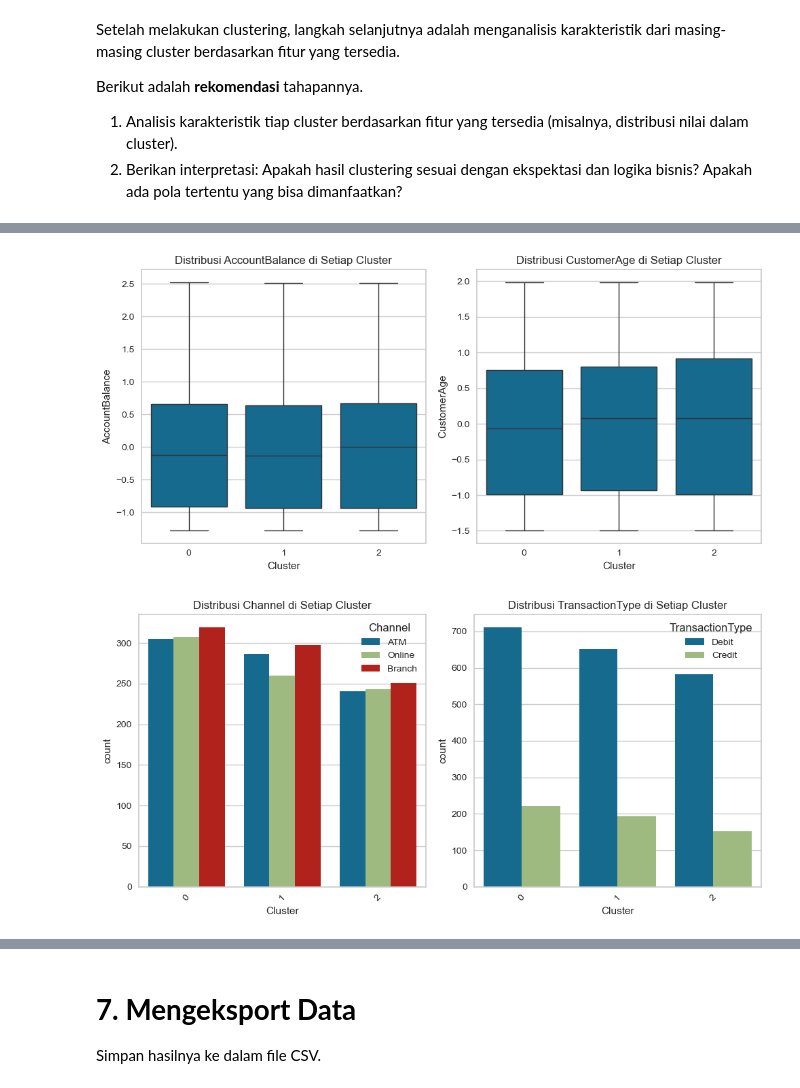
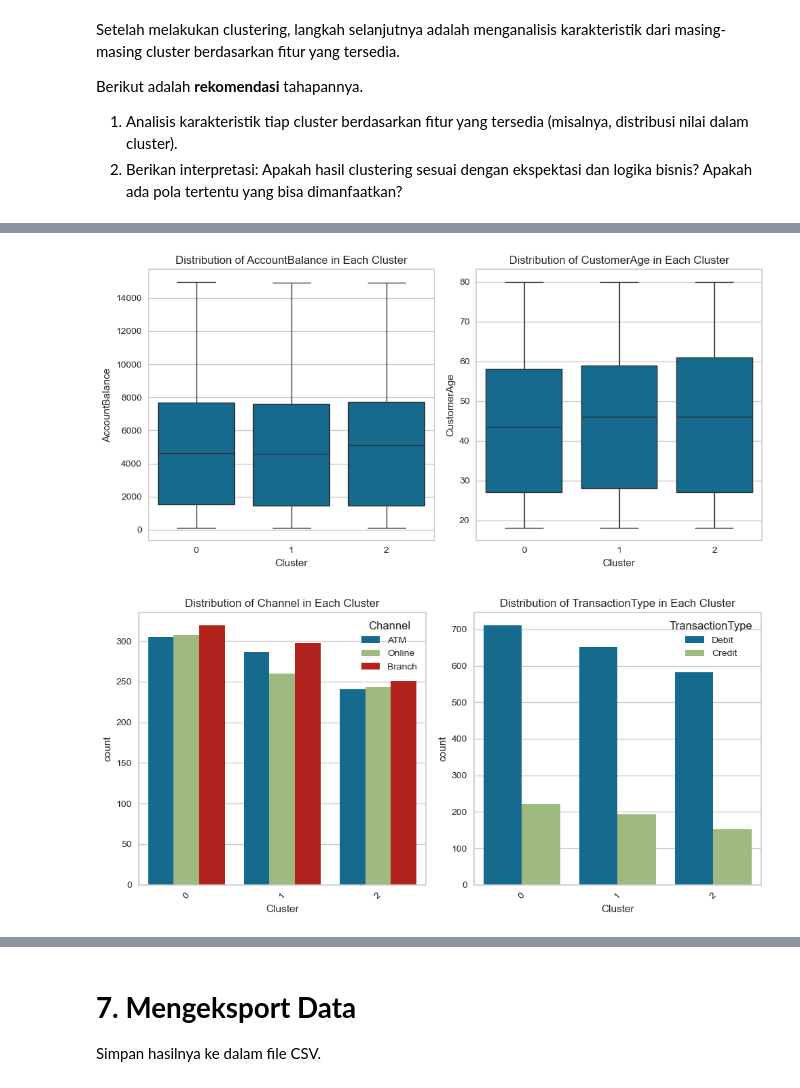
Before and after one commit to Aditypraa/fraud-detection-project, a Jupyter notebook: [Clustering]_Submission_Akhir_BMLP_Aditya Pratama.ipynb, the cells around one changed output, grey strips where cells are left out. Drawn from its saved outputs; the diff is of its cells as text; code cells hidden in the pictures.

```diff
--- a/[Clustering]_Submission_Akhir_BMLP_Aditya Pratama.ipynb
+++ b/[Clustering]_Submission_Akhir_BMLP_Aditya Pratama.ipynb
@@ -659,9 +635,7 @@ plt.show()  # Menampilkan plot
 # %%
-# Mendapatkan semua fitur kategorikal
-fitur_kategorikal = df_preprocessed.select_dtypes(include=['object']).columns
-
-# Menampilkan fitur kategorikal
-print(fitur_kategorikal)
+# Get all categorical features
+categorical_features = df_preprocessed.select_dtypes(include=['object']).columns
+print(categorical_features)
 # %% [output]
 Index(['TransactionType', 'Location', 'Channel', 'CustomerOccupation'], dtype='object')
 # %%
@@ -1072,0 +920,17 @@ Data Setelah Inverse Transform:
+# %%
+# Show data before inverse transform
+print("Data Before Inverse Transform:")
+print(df_normalized.head())
+
+
+# Inverse Transform for Numerical Data in df_lencoder
+df_lencoder[numeric_features] = scaler.inverse_transform(df_lencoder[numeric_features])
+
+# Change value in df_normalized with inverse transform value from selected features
+num_features_selected_rfe = [ 'AccountBalance', 'CustomerAge']
+df_normalized[num_features_selected_rfe] = df_lencoder[num_features_selected_rfe]
+
+
+# Show data after inverse transform
+print("\nData After Inverse Transform:")
+print(df_normalized.head())
@@ -1131,43 +1007,27 @@ Cluster
 # %%
-# Visualisasi fitur numerik dengan korelasi tinggi di setiap cluster
-# Fitur yang dipilih untuk divisualisasikan
-fitur_numerik_terpilih = ['AccountBalance', 'CustomerAge']
+# Visualize numerical features with high correlation in each cluster
+selected_numerical_features = ['AccountBalance', 'CustomerAge']
 
-# Membuat figure dengan ukuran 15x5
 plt.figure(figsize=(15, 5))
-
-# Melakukan iterasi untuk setiap fitur numerik yang dipilih
-for i, fitur in enumerate(fitur_numerik_terpilih):
-    plt.subplot(1, 3, i+1)  # Membuat subplot untuk setiap fitur
-    sns.boxplot(x=df_normalized["Cluster"], y=df_normalized[fitur])  # Membuat boxplot untuk fitur berdasarkan cluster
-    plt.title(f'Distribusi {fitur} di Setiap Cluster')  # Menambahkan judul pada plot
-
-# Mengatur tata letak agar tidak saling tumpang tindih
+for i, feature in enumerate(selected_numerical_features):
+    plt.subplot(1, 3, i+1)
+    sns.boxplot(x=df_normalized["Cluster"], y=df_normalized[feature])
+    plt.title(f'Distribution of {feature} in Each Cluster')
 plt.tight_layout()
-
-# Menampilkan plot
 plt.show()
 # %% [output]
-[figure, old version]
+[figure, new version]
 # %%
-# Visualisasi fitur kategorikal di setiap cluster
-# Fitur kategorikal yang dipilih untuk divisualisasikan
-fitur_kategorikal_terpilih = ['Channel', 'TransactionType']
+# Visualize categorical features in each cluster
+selected_categorical_features = ['Channel', 'TransactionType']
 
-# Membuat figure dengan ukuran 15x5
 plt.figure(figsize=(15, 5))
-
-# Melakukan iterasi untuk setiap fitur kategorikal yang dipilih
-for i, fitur in enumerate(fitur_kategorikal_terpilih):
-    plt.subplot(1, 3, i+1)  # Membuat subplot untuk setiap fitur
-    sns.countplot(x=df_normalized["Cluster"], hue=df_normalized[fitur])  # Membuat countplot untuk fitur berdasarkan cluster
-    plt.title(f'Distribusi {fitur} di Setiap Cluster')  # Menambahkan judul pada plot
-    plt.xticks(rotation=45)  # Memutar label sumbu x agar lebih mudah dibaca
-
-# Mengatur tata letak agar tidak saling tumpang tindih
+for i, feature in enumerate(selected_categorical_features):
+    plt.subplot(1, 3, i+1)
+    sns.countplot(x=df_normalized["Cluster"], hue=df_normalized[feature])
+    plt.title(f'Distribution of {feature} in Each Cluster')
+    plt.xticks(rotation=45)
 plt.tight_layout()
-
-# Menampilkan plot
 plt.show()
 # %% [output]
-[figure, old version]
+[figure, new version]
```
Also changed, not shown: parts of 42 cells of this notebook, 2 other files.
